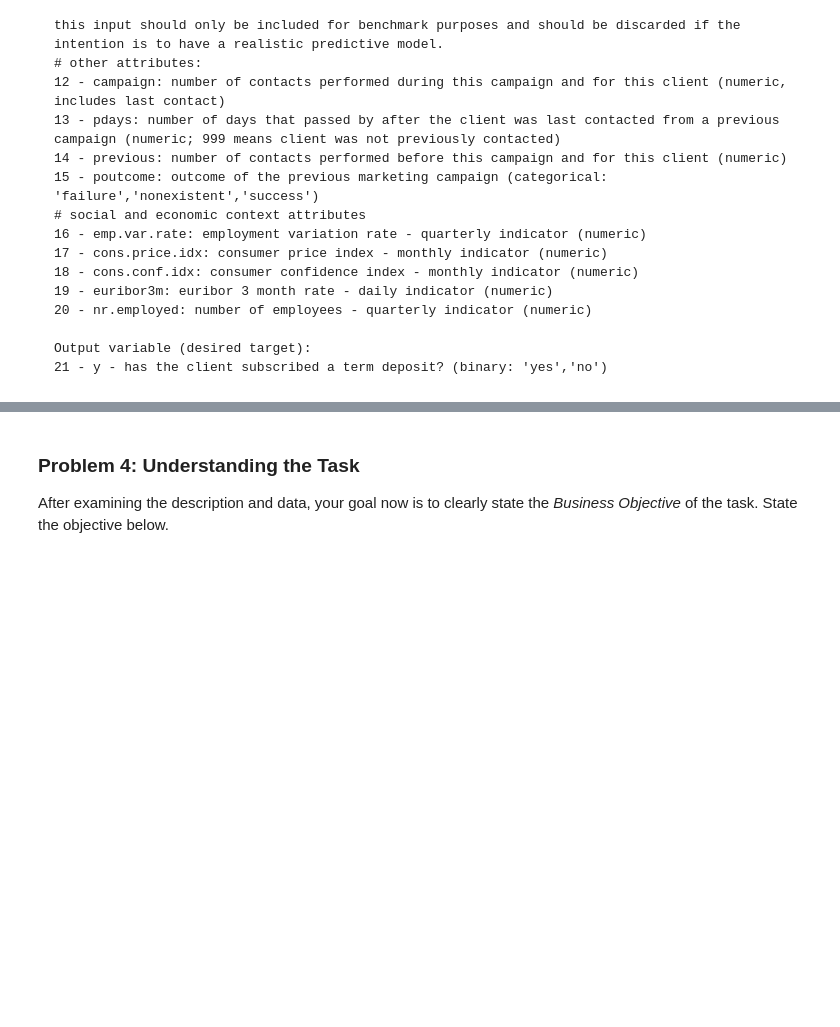
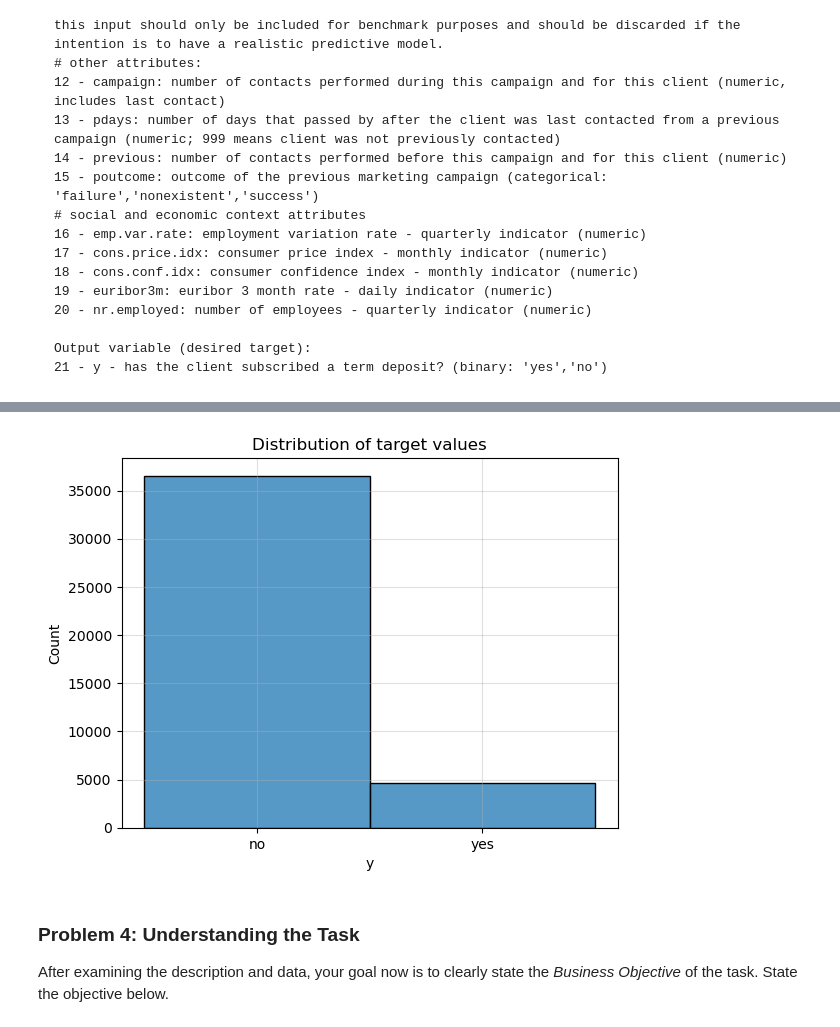
Before and after one commit to kattravanam/berkeley-ml-ai, a Jupyter notebook: module_17_starter/prompt_III.ipynb, the cells around one changed output, grey strips where cells are left out. Drawn from its saved outputs; the diff is of its cells as text; code cells hidden in the pictures; blank space fills up the shorter version.

```diff
--- a/module_17_starter/prompt_III.ipynb
+++ b/module_17_starter/prompt_III.ipynb
@@ -79,3 +142,11 @@ Output variable (desired target):
+# %%
+# Plot the distribution of target values
+sns.histplot(df['y']).set_title('Distribution of target values')
+
+# Display grid and reduce alpha (increase transparency)
+plt.grid(alpha=0.4)
+# %% [output]
+[figure, added]
 # %% [markdown]
 ### Problem 4: Understanding the Task
 
```
Also changed, not shown: parts of 50 cells of this notebook.
